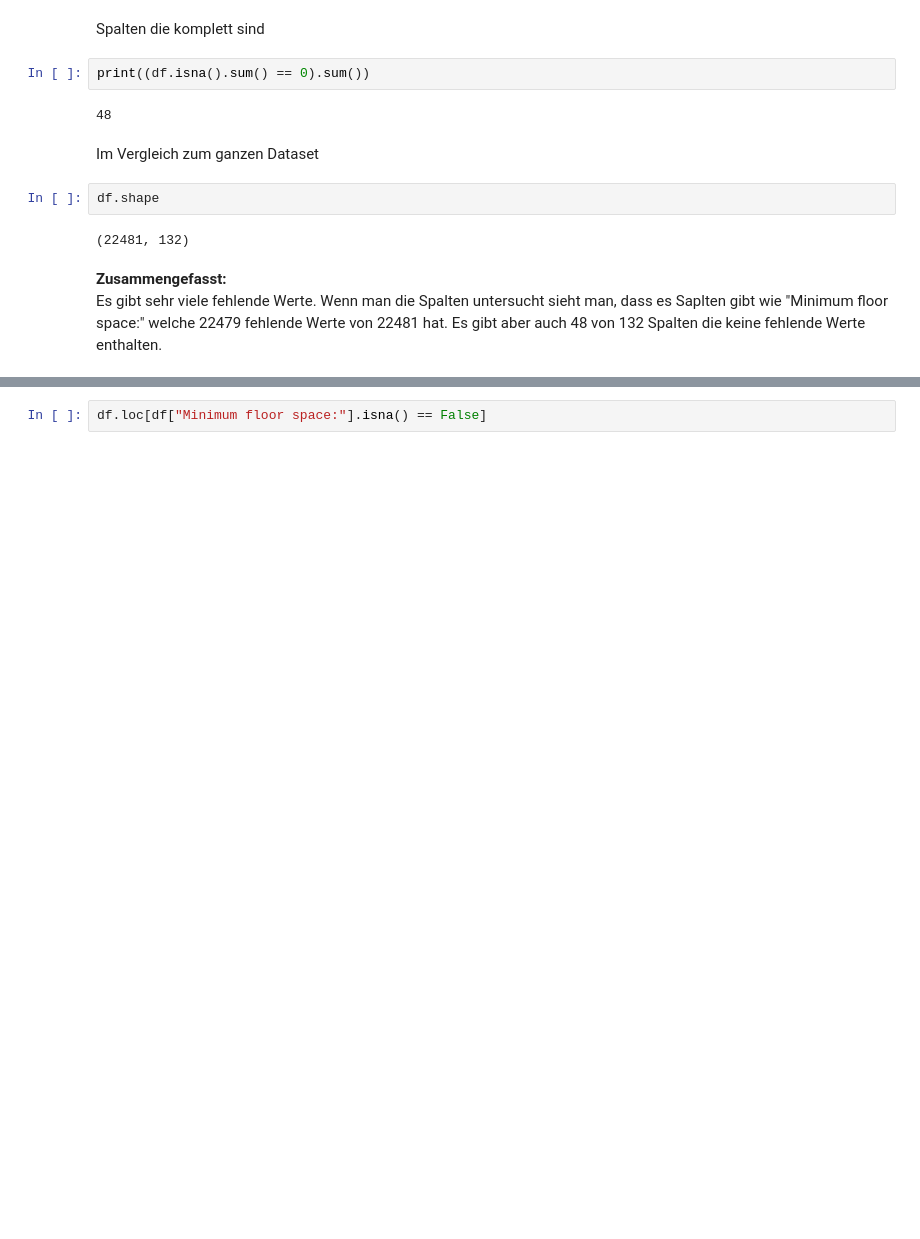
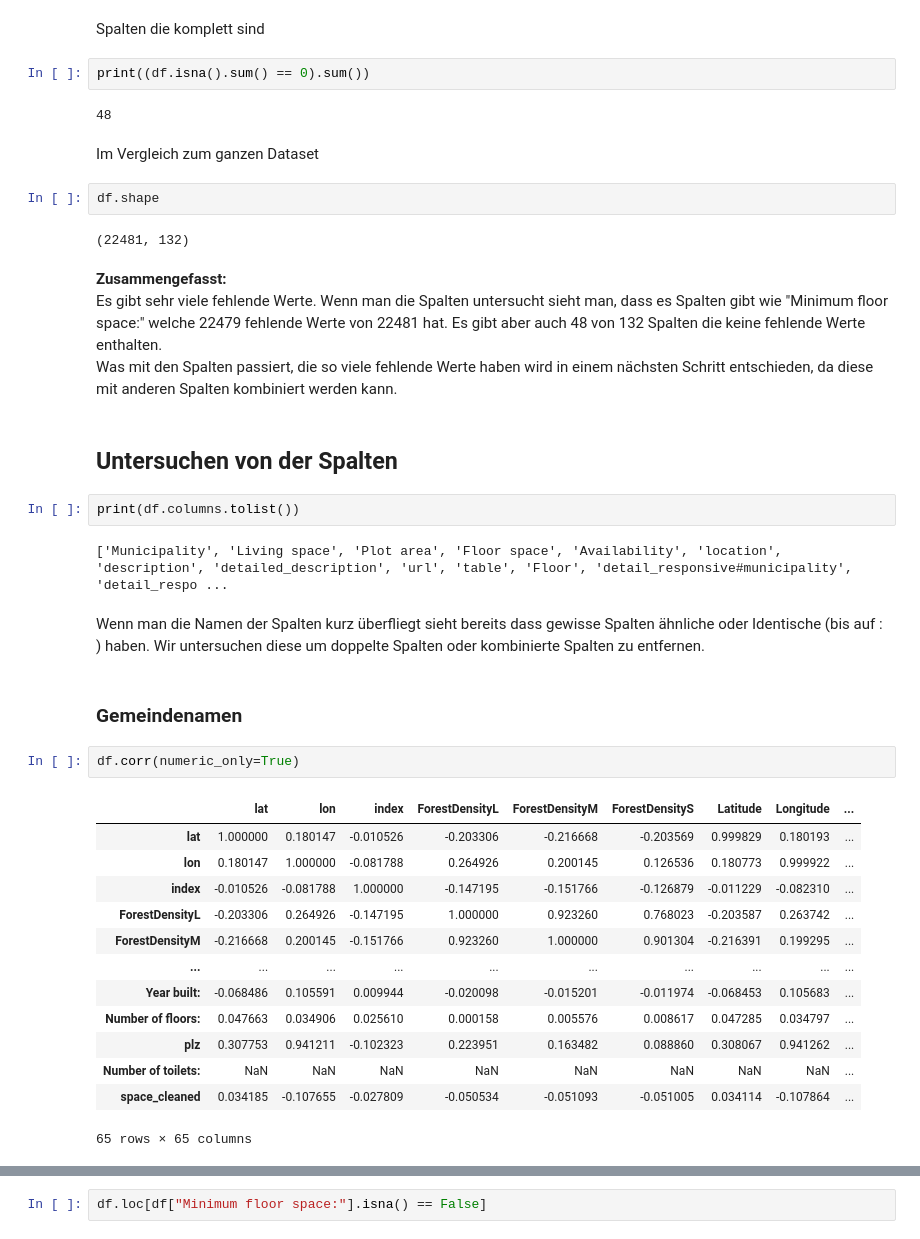
Before and after one commit to staldenhoefler/immo_challenge, a Jupyter notebook: notebooks/EDA.ipynb, the cells around one changed output, grey strips where cells are left out. Drawn from its saved outputs; the diff is of its cells as text; blank space fills up the shorter version.

```diff
--- a/notebooks/EDA.ipynb
+++ b/notebooks/EDA.ipynb
@@ -72,4 +72,31 @@ df.shape
 (22481, 132)
 # %% [markdown]
 **Zusammengefasst:** <br>
-Es gibt sehr viele fehlende Werte. Wenn man die Spalten untersucht sieht man, dass es Saplten gibt wie "Minimum floor space:" welche 22479 fehlende Werte von 22481 hat. Es gibt aber auch 48 von 132 Spalten die keine fehlende Werte enthalten.
+Es gibt sehr viele fehlende Werte. Wenn man die Spalten untersucht sieht man, dass es Spalten gibt wie "Minimum floor space:" welche 22479 fehlende Werte von 22481 hat. Es gibt aber auch 48 von 132 Spalten die keine fehlende Werte enthalten. <br>
+Was mit den Spalten passiert, die so viele fehlende Werte haben wird in einem nächsten Schritt entschieden, da diese mit anderen Spalten kombiniert werden kann.
+# %% [markdown]
+## Untersuchen von der Spalten
+# %%
+print(df.columns.tolist())
+# %% [output]
+['Municipality', 'Living space', 'Plot area', 'Floor space', 'Availability', 'location', 'description', 'detailed_description', 'url', 'table', 'Floor', 'detail_responsive#municipality', 'detail_respo ...
+# %% [markdown]
+Wenn man die Namen der Spalten kurz überfliegt sieht bereits dass gewisse Spalten ähnliche oder Identische (bis auf : ) haben. Wir untersuchen diese um doppelte Spalten oder kombinierte Spalten zu entfernen.
+# %% [markdown]
+### Gemeindenamen
+# %%
+df.corr(numeric_only=True)
+# %% [output]
+|  | lat | lon | index | ForestDensityL | ForestDensityM | ForestDensityS | Latitude | Longitude | ... |
+| lat | 1.000000 | 0.180147 | -0.010526 | -0.203306 | -0.216668 | -0.203569 | 0.999829 | 0.180193 | ... |
+| lon | 0.180147 | 1.000000 | -0.081788 | 0.264926 | 0.200145 | 0.126536 | 0.180773 | 0.999922 | ... |
+| index | -0.010526 | -0.081788 | 1.000000 | -0.147195 | -0.151766 | -0.126879 | -0.011229 | -0.082310 | ... |
+| ForestDensityL | -0.203306 | 0.264926 | -0.147195 | 1.000000 | 0.923260 | 0.768023 | -0.203587 | 0.263742 | ... |
+| ForestDensityM | -0.216668 | 0.200145 | -0.151766 | 0.923260 | 1.000000 | 0.901304 | -0.216391 | 0.199295 | ... |
+| ... | ... | ... | ... | ... | ... | ... | ... | ... | ... |
+| Year built: | -0.068486 | 0.105591 | 0.009944 | -0.020098 | -0.015201 | -0.011974 | -0.068453 | 0.105683 | ... |
+| Number of floors: | 0.047663 | 0.034906 | 0.025610 | 0.000158 | 0.005576 | 0.008617 | 0.047285 | 0.034797 | ... |
+| plz | 0.307753 | 0.941211 | -0.102323 | 0.223951 | 0.163482 | 0.088860 | 0.308067 | 0.941262 | ... |
+| Number of toilets: | NaN | NaN | NaN | NaN | NaN | NaN | NaN | NaN | ... |
+| space_cleaned | 0.034185 | -0.107655 | -0.027809 | -0.050534 | -0.051093 | -0.051005 | 0.034114 | -0.107864 | ... |
+65 rows × 65 columns
```
Also changed, not shown: parts of 3 cells of this notebook.
